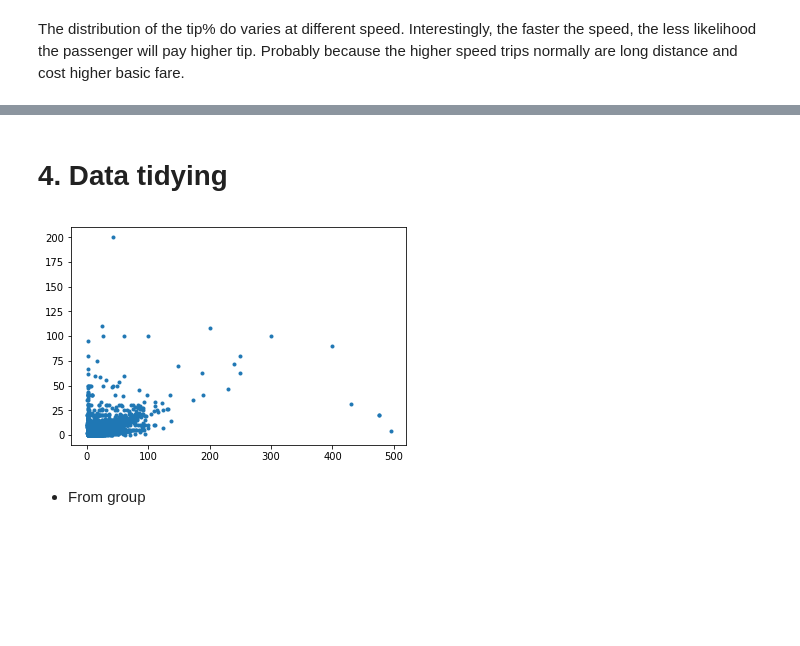
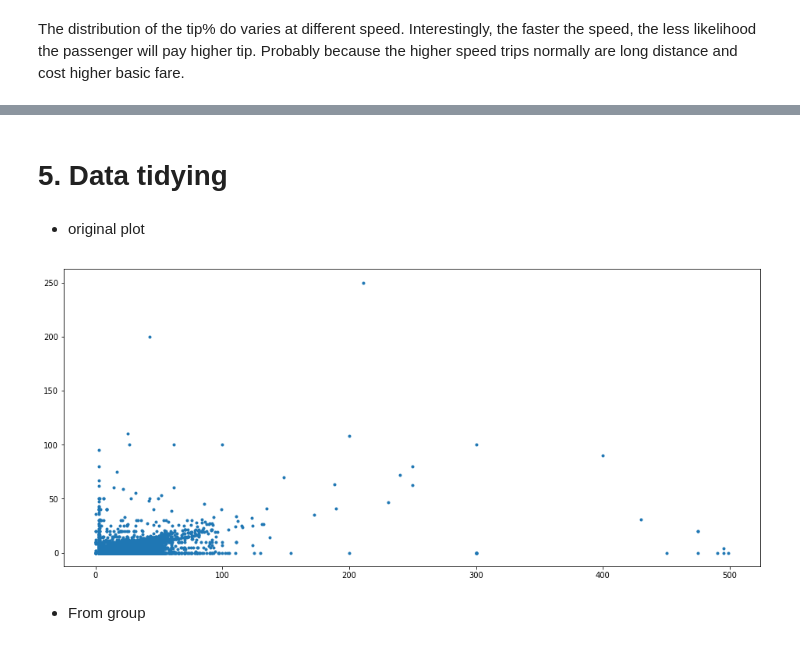
Before and after one commit to amartya21/codingrex.github.io, a Jupyter notebook: Final_Project.ipynb, the cells around one changed output, grey strips where cells are left out. Saved outputs shown, nothing was run; the diff lists cells and outputs as text; code cells hidden in the pictures; blank space fills up the shorter version.

```diff
--- a/Final_Project.ipynb
+++ b/Final_Project.ipynb
@@ -639,23 +654,25 @@ The distribution of the tip% do varies at different speed. Interestingly, the fa
 # %% [markdown]
-# 4. Data tidying
+# 5. Data tidying
 # %%
 df;
 # %%
 new_t= df[['Fare_amount','Tip_amount', 'Trip_type ', 'Passenger_count']]
 # %%
 new_t= new_t.sample(n= 50000, random_state=1)
+# %% [markdown]
+* original plot
+# %%
+plt.figure(figsize=(16,7))
+plt.plot(new_t['Fare_amount'], new_t['Tip_amount'], '.')
+plt.show()
+# %% [output]
+[figure, added]
 # %%
 q1 = new_t['Tip_amount'].quantile(0.1)
 q2 = new_t['Tip_amount'].quantile(1)
 res= new_t['Tip_amount'].between(q1, q2, inclusive=False)
 # %%
 new_t= new_t[res]
-# %%
-
-plt.plot(new_t['Fare_amount'], new_t['Tip_amount'], '.')
-plt.show()
-# %% [output]
-[figure, removed]
 # %%
 new_t['interval']= (new_t['Fare_amount'] // 5)
 # %%
```
Also changed, not shown: parts of 22 cells of this notebook.
